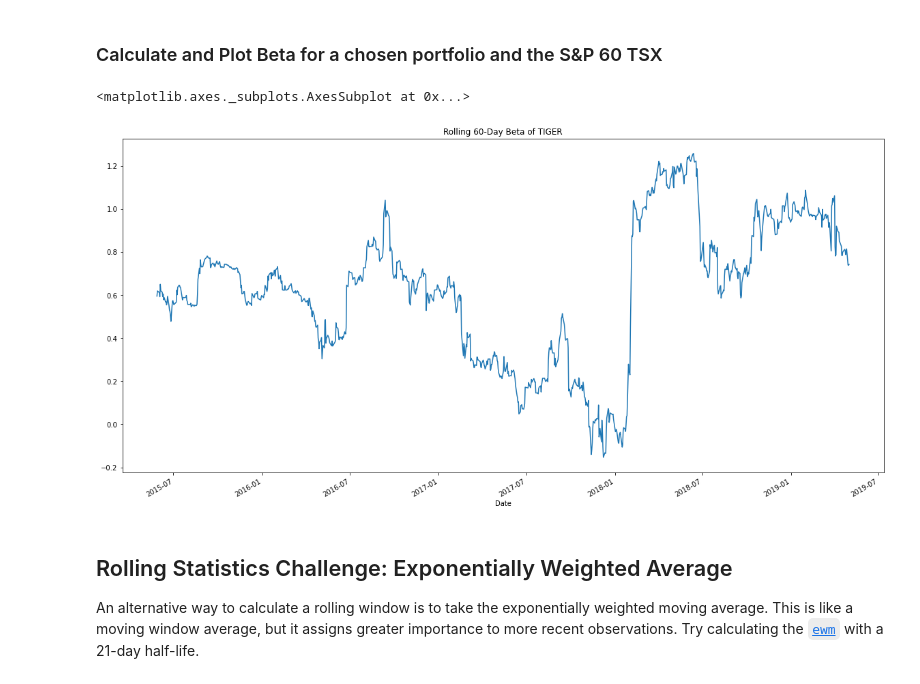
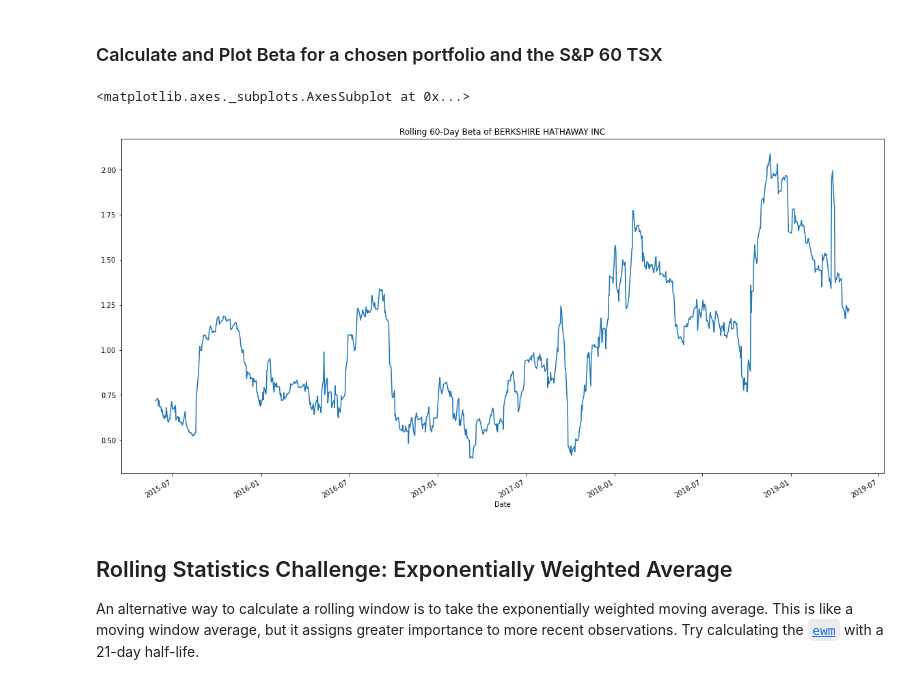
Before and after one commit to emo-hs/homework, a Jupyter notebook: assignment_3&4/whale_analysis/whale_analysis.ipynb, the cells around one changed output. Saved outputs shown, nothing was run; the diff lists cells and outputs as text; code cells hidden in the pictures.

```diff
--- a/assignment_3&4/Starter_Code/whale_analysis 2.ipynb
+++ b/assignment_3&4/whale_analysis/whale_analysis.ipynb
@@ -308,16 +308,16 @@ correlation
 ### Calculate and Plot Beta for a chosen portfolio and the S&P 60 TSX
 # %%
 # Calculate covariance of a single portfolio
-covariance_tiger_rolling = combined_df['TIGER GLOBAL MANAGEMENT LLC'].rolling(window=60).cov(combined_df['S&P TSX'])
+covariance_berkshire_rolling = combined_df['BERKSHIRE HATHAWAY INC'].rolling(window=60).cov(combined_df['S&P TSX'])
 # Calculate variance of S&P TSX
 variance_sp_rolling = combined_df['S&P TSX'].rolling(window=60).var()
 # Computing beta
-tiger_beta = covariance_tiger_rolling / variance_sp_rolling
+tiger_beta = covariance_berkshire_rolling / variance_sp_rolling
 # Plot beta trend
-tiger_beta.plot(figsize=(20,10), title='Rolling 60-Day Beta of TIGER')
+tiger_beta.plot(figsize=(20,10), title='Rolling 60-Day Beta of BERKSHIRE HATHAWAY INC')
 # %% [output]
 <matplotlib.axes._subplots.AxesSubplot at 0x...>
-[figure, old version]
+[figure, new version]
 # %% [markdown]
 ## Rolling Statistics Challenge: Exponentially Weighted Average
 
```
Also changed, not shown: parts of 2 cells of this notebook, 8 other files.
